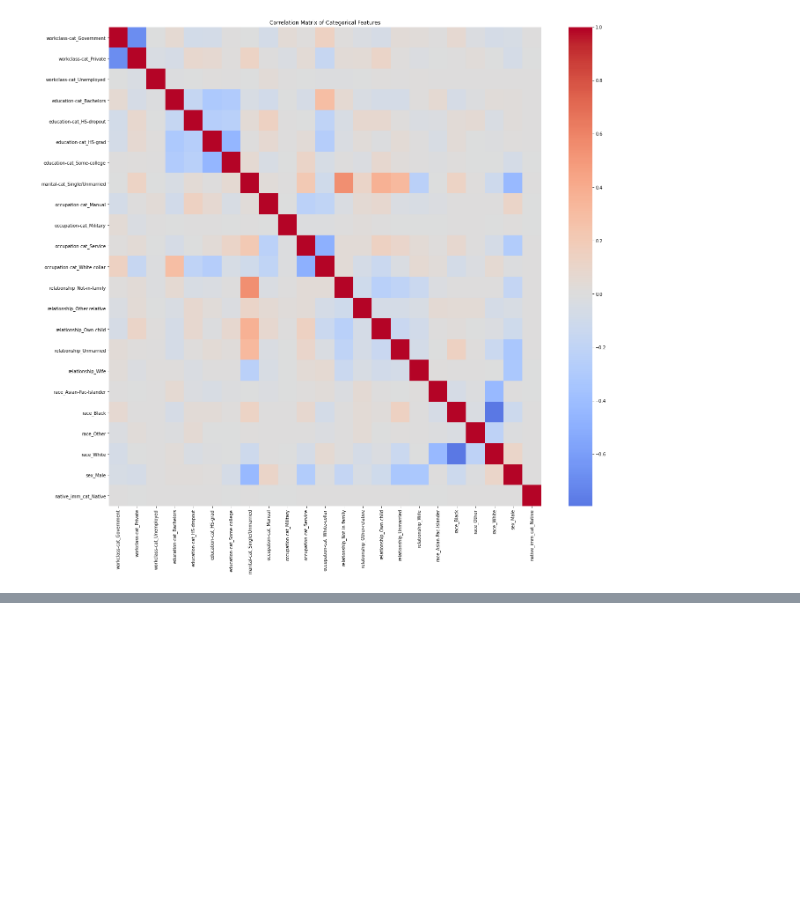
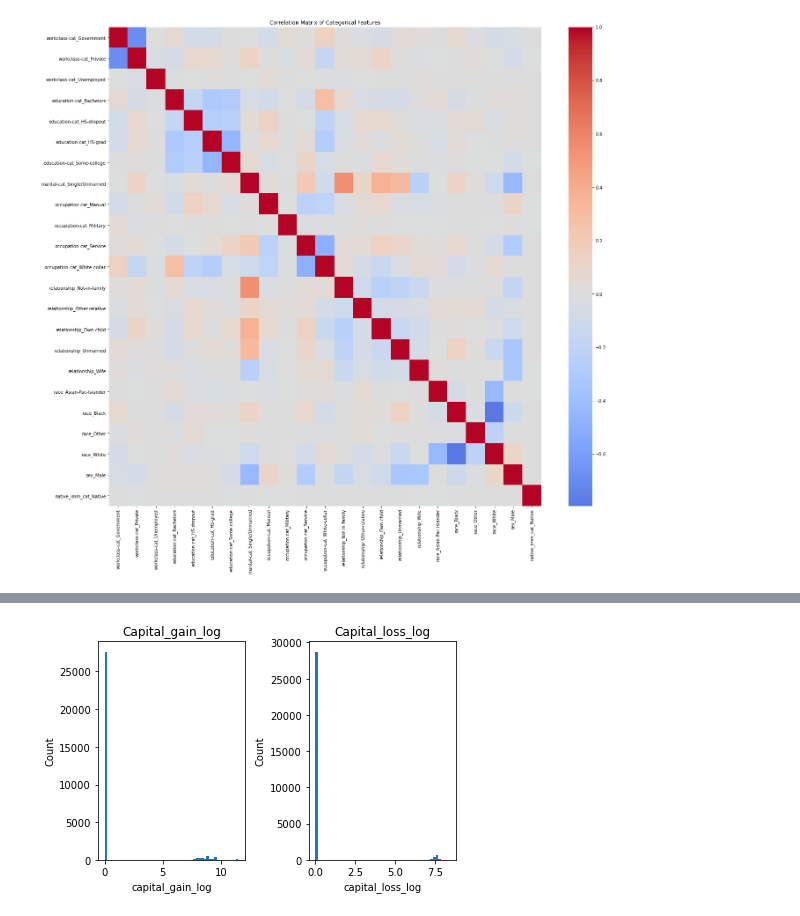
Before and after one commit to JohnAChester/fordham_classification, a Jupyter notebook: CombinedCode.ipynb, the cells around one changed output, grey strips where cells are left out. Saved outputs shown, nothing was run; the diff lists cells and outputs as text; code cells hidden in the pictures; blank space fills up the shorter version.

```diff
--- a/CorrelationMatrix.ipynb
+++ b/CombinedCode.ipynb
@@ -488,0 +538,29 @@ plt.show()
+# %%
+#Log transformation (best for heavy right-skew)
+eda_df = train_df.copy()
+
+eda_df['capital_gain_log'] = np.log1p(eda_df['capital-gain'])
+eda_df['capital_loss_log'] = np.log1p(eda_df['capital-loss'])
+
+#log1p(x) handles zeros safely.
+#Compresses extreme values.
+#Spreads out dense low-value regions.
+# %%
+#capital gain
+plt.subplot(1, 2, 1)
+plt.hist(eda_df['capital_gain_log'], bins=50)
+plt.title("Capital_gain_log")
+plt.xlabel("capital_gain_log")
+plt.ylabel("Count")
+
+#capital loss
+plt.subplot(1, 2, 2)
+plt.hist(eda_df['capital_loss_log'], bins=50)
+plt.title("Capital_loss_log")
+plt.xlabel("capital_loss_log")
+plt.ylabel("Count")
+
+plt.tight_layout()
+plt.show()
+# %% [output]
+[figure, added]
```
Also changed, not shown: parts of 17 cells of this notebook, 2 other files.
